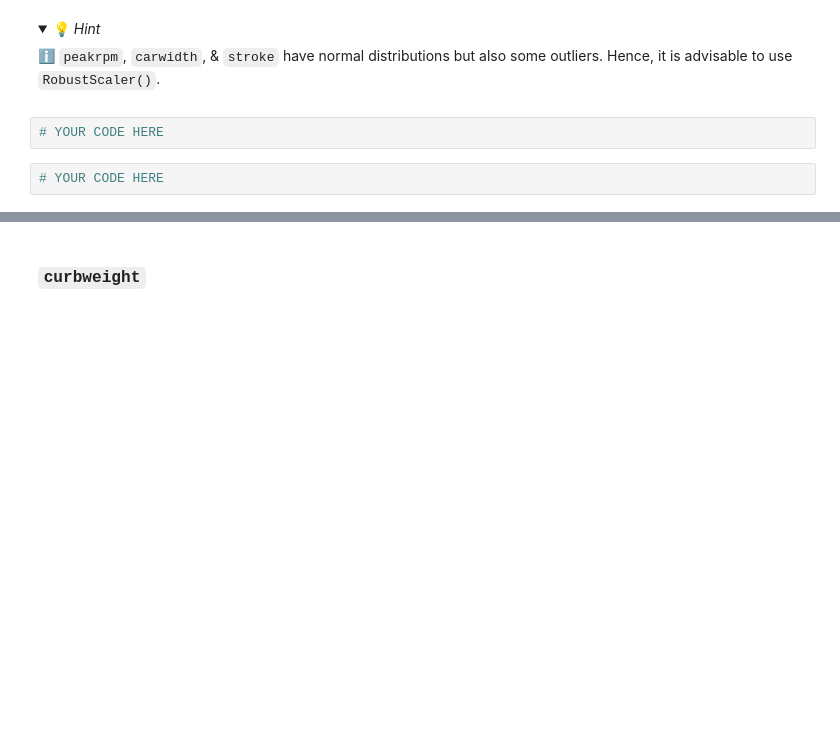
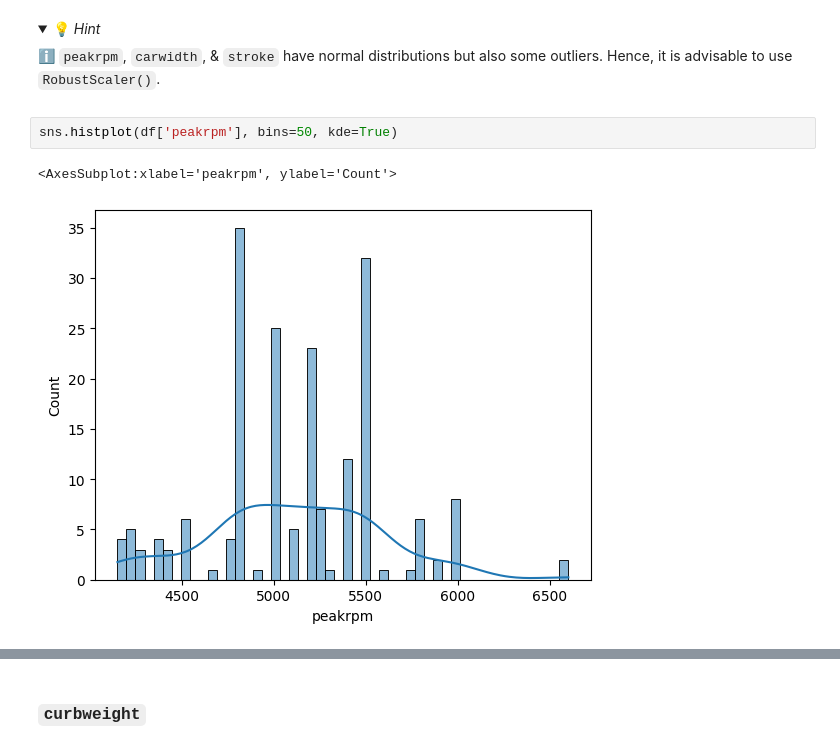
Before and after one commit to ParissaPeimaniyfard/data-car-prices, a Jupyter notebook: Car-Prices.ipynb, the cells around one changed output, grey strips where cells are left out. Saved outputs shown, nothing was run; the diff lists cells and outputs as text; folded sections open; blank space fills up the shorter version.

```diff
--- a/Car-Prices.ipynb
+++ b/Car-Prices.ipynb
@@ -168,7 +214,8 @@ Replace the original columns with the transformed values.
 
 ℹ️ <code>peakrpm</code>, <code>carwidth</code>, & <code>stroke</code> have normal distributions but also some outliers. Hence, it is advisable to use `RobustScaler()`.
 </details>
-# %%
-# YOUR CODE HERE
-# %%
-# YOUR CODE HERE
+# %%
+sns.histplot(df['peakrpm'], bins=50, kde=True)
+# %% [output]
+<AxesSubplot:xlabel='peakrpm', ylabel='Count'>
+[figure, added]
```
Also changed, not shown: parts of 12 cells of this notebook, 1 other file.
